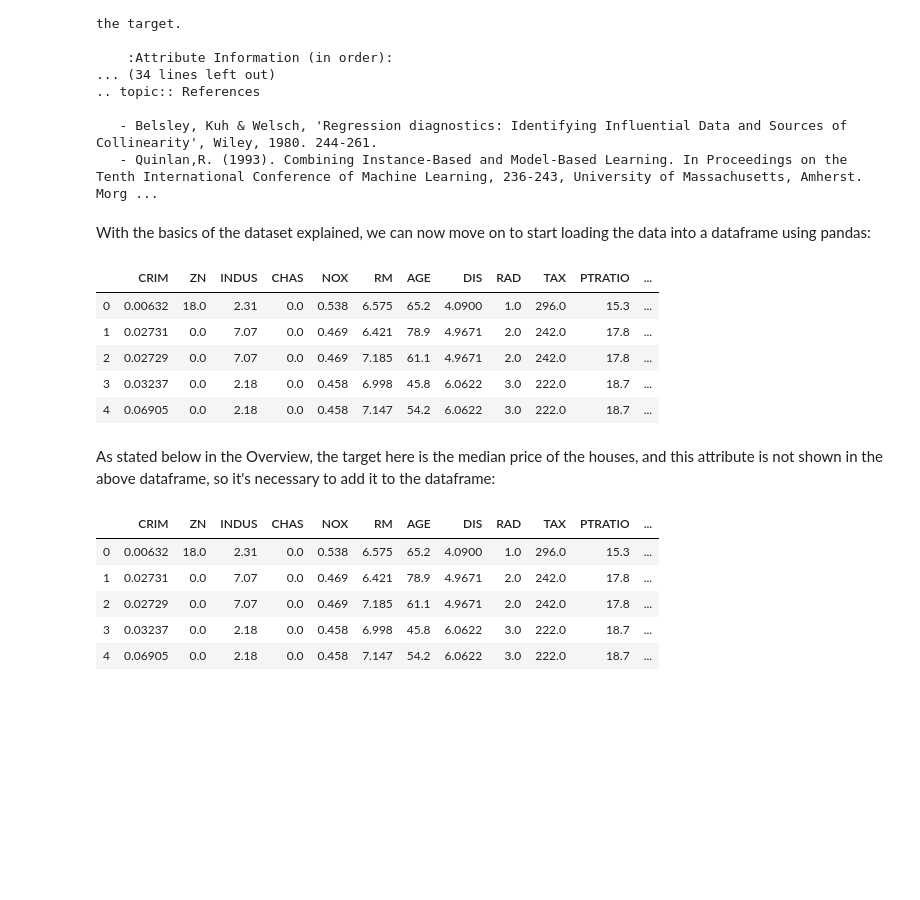
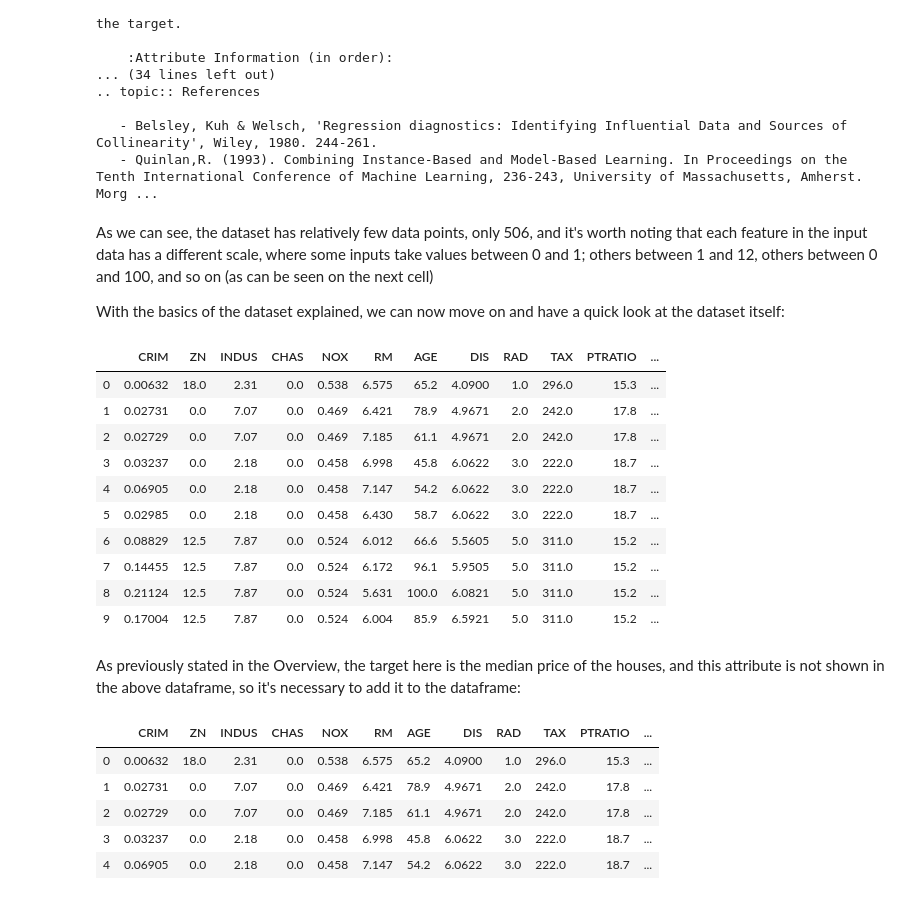
Before and after one commit to strokk/machine-learning-project-2019, a Jupyter notebook: boston-housing.ipynb, the cells around one changed output. Cells and saved outputs as stored; diff of their text form; code cells hidden in the pictures; blank space fills up the shorter version.

```diff
--- a/boston-housing.ipynb
+++ b/boston-housing.ipynb
@@ -88,20 +85,27 @@ Boston house prices dataset
 
    - Belsley, Kuh & Welsch, 'Regression diagnostics: Identifying Influential Data and Sources of Collinearity', Wiley, 1980. 244-261.
    - Quinlan,R. (1993). Combining Instance-Based and Model-Based Learning. In Proceedings on the Tenth International Conference of Machine Learning, 236-243, University of Massachusetts, Amherst. Morg ...
-# %% [markdown]
-With the basics of the dataset explained, we can now move on to start loading the data into a dataframe using pandas:
+# %% [markdown]
+As we can see, the dataset has relatively few data points, only 506, and it's worth noting that each feature in the input data has a different scale, where some inputs take values between 0 and 1; others between 1 and 12, others between 0 and 100, and so on (as can be seen on the next cell)
+
+With the basics of the dataset explained, we can now move on and have a quick look at the dataset itself:
 # %%
 df = pd.DataFrame(boston.data, columns=boston.feature_names)
-df.head()
+df.head(10)
 # %% [output]
 |  | CRIM | ZN | INDUS | CHAS | NOX | RM | AGE | DIS | RAD | TAX | PTRATIO | ... |
 | 0 | 0.00632 | 18.0 | 2.31 | 0.0 | 0.538 | 6.575 | 65.2 | 4.0900 | 1.0 | 296.0 | 15.3 | ... |
 | 1 | 0.02731 | 0.0 | 7.07 | 0.0 | 0.469 | 6.421 | 78.9 | 4.9671 | 2.0 | 242.0 | 17.8 | ... |
 | 2 | 0.02729 | 0.0 | 7.07 | 0.0 | 0.469 | 7.185 | 61.1 | 4.9671 | 2.0 | 242.0 | 17.8 | ... |
 | 3 | 0.03237 | 0.0 | 2.18 | 0.0 | 0.458 | 6.998 | 45.8 | 6.0622 | 3.0 | 222.0 | 18.7 | ... |
 | 4 | 0.06905 | 0.0 | 2.18 | 0.0 | 0.458 | 7.147 | 54.2 | 6.0622 | 3.0 | 222.0 | 18.7 | ... |
+| 5 | 0.02985 | 0.0 | 2.18 | 0.0 | 0.458 | 6.430 | 58.7 | 6.0622 | 3.0 | 222.0 | 18.7 | ... |
+| 6 | 0.08829 | 12.5 | 7.87 | 0.0 | 0.524 | 6.012 | 66.6 | 5.5605 | 5.0 | 311.0 | 15.2 | ... |
+| 7 | 0.14455 | 12.5 | 7.87 | 0.0 | 0.524 | 6.172 | 96.1 | 5.9505 | 5.0 | 311.0 | 15.2 | ... |
+| 8 | 0.21124 | 12.5 | 7.87 | 0.0 | 0.524 | 5.631 | 100.0 | 6.0821 | 5.0 | 311.0 | 15.2 | ... |
+| 9 | 0.17004 | 12.5 | 7.87 | 0.0 | 0.524 | 6.004 | 85.9 | 6.5921 | 5.0 | 311.0 | 15.2 | ... |
 # %% [markdown]
-As stated below in the Overview, the target here is the median price of the houses, and this attribute is not shown in the above dataframe, so it's necessary to add it to the dataframe:
+As previously stated in the Overview, the target here is the median price of the houses, and this attribute is not shown in the above dataframe, so it's necessary to add it to the dataframe:
 # %%
 df['MEDV'] = boston.target
 # %%
```
Also changed, not shown: parts of 36 cells of this notebook.
